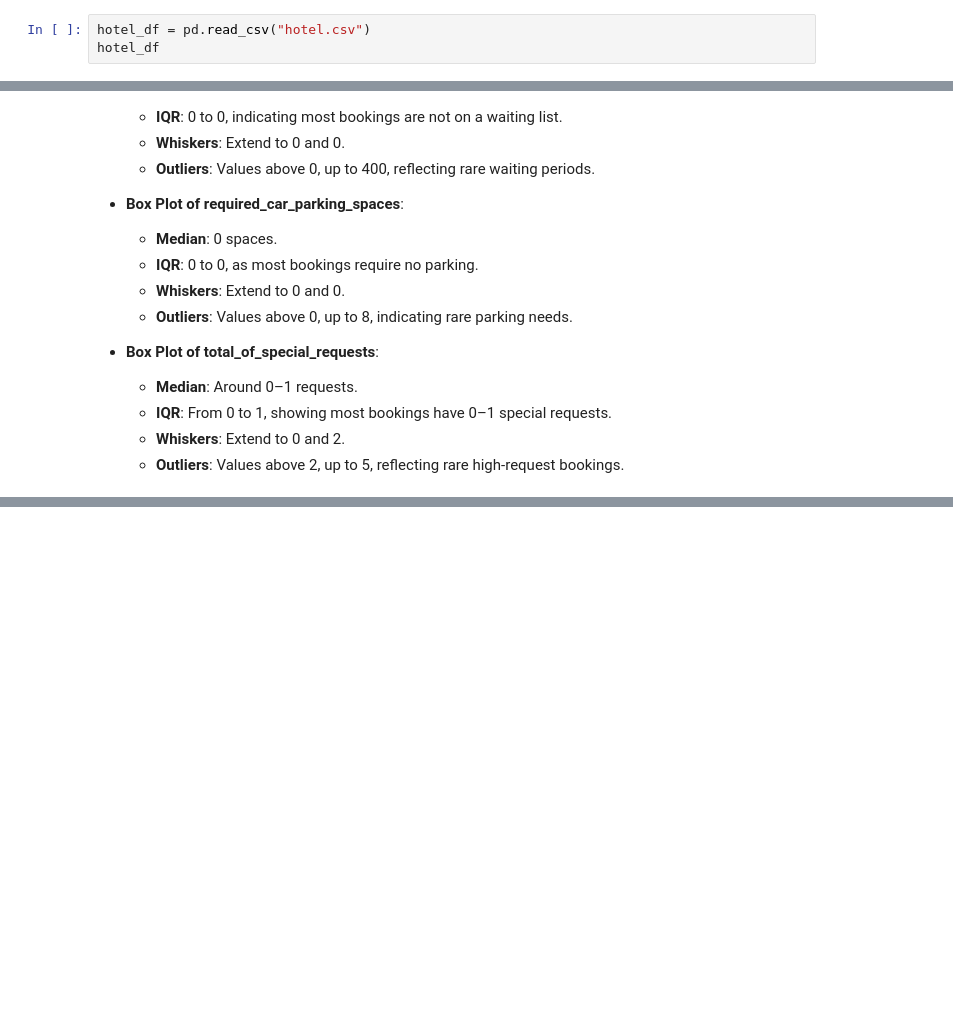
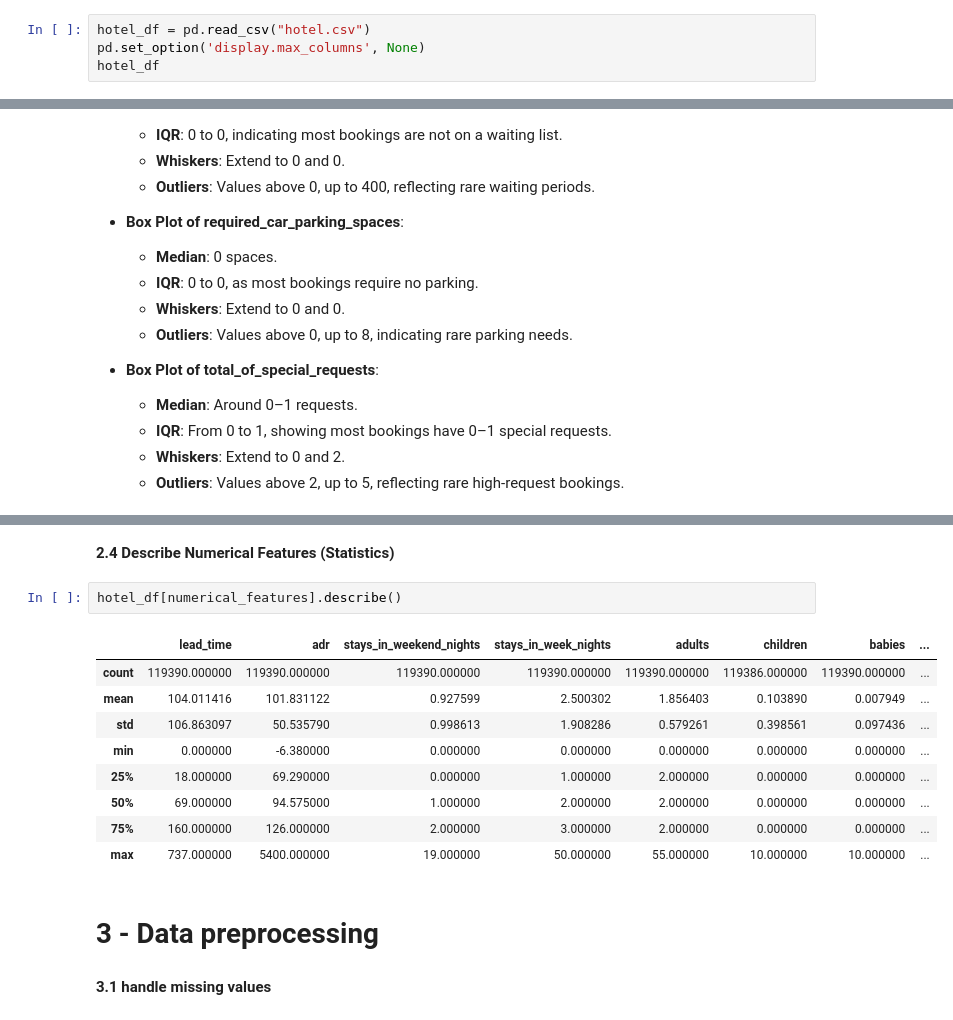
Before and after one commit to M17SN/Deep_learning_projects, a Jupyter notebook: Deep Neural Networks (DNN)/1 - HotelVoyage_Analytics/HotelVoyage_Analytics.ipynb, the cells around one changed output, grey strips where cells are left out. Saved outputs shown, nothing was run; the diff lists cells and outputs as text; blank space fills up the shorter version.

Commit message:
finished EDA and some preprocessing

```diff
--- a/Deep Neural Networks (DNN)/1 - HotelVoyage_Analytics/HotelVoyage_Analytics.ipynb
+++ b/Deep Neural Networks (DNN)/1 - HotelVoyage_Analytics/HotelVoyage_Analytics.ipynb
@@ -11,6 +17,7 @@ import seaborn as sns
 **2.1 - Load the Data**
 # %%
 hotel_df = pd.read_csv("hotel.csv")
+pd.set_option('display.max_columns', None)
 hotel_df
 # %% [output]
 |  | hotel | is_canceled | lead_time | arrival_date_year | arrival_date_month | arrival_date_week_number | ... |
@@ -250,0 +266,18 @@ plt.show()
+# %% [markdown]
+**2.4 Describe Numerical Features (Statistics)**
+# %%
+hotel_df[numerical_features].describe()
+# %% [output]
+|  | lead_time | adr | stays_in_weekend_nights | stays_in_week_nights | adults | children | babies | ... |
+| count | 119390.000000 | 119390.000000 | 119390.000000 | 119390.000000 | 119390.000000 | 119386.000000 | 119390.000000 | ... |
+| mean | 104.011416 | 101.831122 | 0.927599 | 2.500302 | 1.856403 | 0.103890 | 0.007949 | ... |
+| std | 106.863097 | 50.535790 | 0.998613 | 1.908286 | 0.579261 | 0.398561 | 0.097436 | ... |
+| min | 0.000000 | -6.380000 | 0.000000 | 0.000000 | 0.000000 | 0.000000 | 0.000000 | ... |
+| 25% | 18.000000 | 69.290000 | 0.000000 | 1.000000 | 2.000000 | 0.000000 | 0.000000 | ... |
+| 50% | 69.000000 | 94.575000 | 1.000000 | 2.000000 | 2.000000 | 0.000000 | 0.000000 | ... |
+| 75% | 160.000000 | 126.000000 | 2.000000 | 3.000000 | 2.000000 | 0.000000 | 0.000000 | ... |
+| max | 737.000000 | 5400.000000 | 19.000000 | 50.000000 | 55.000000 | 10.000000 | 10.000000 | ... |
+# %% [markdown]
+# **3 - Data preprocessing**
+# %% [markdown]
+**3.1 handle missing values**
```
Also changed, not shown: parts of 14 cells of this notebook.
